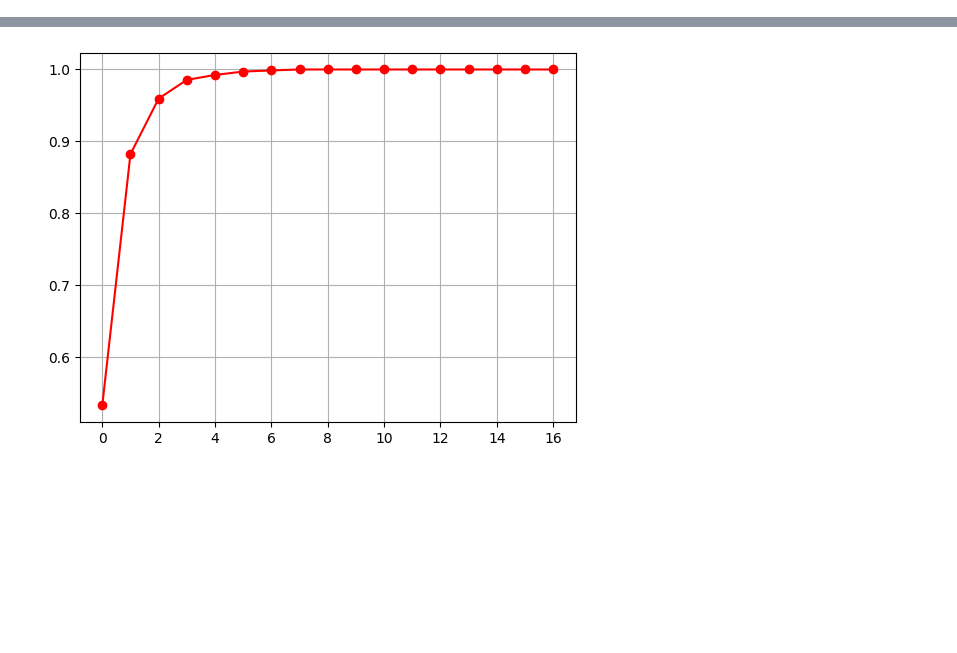
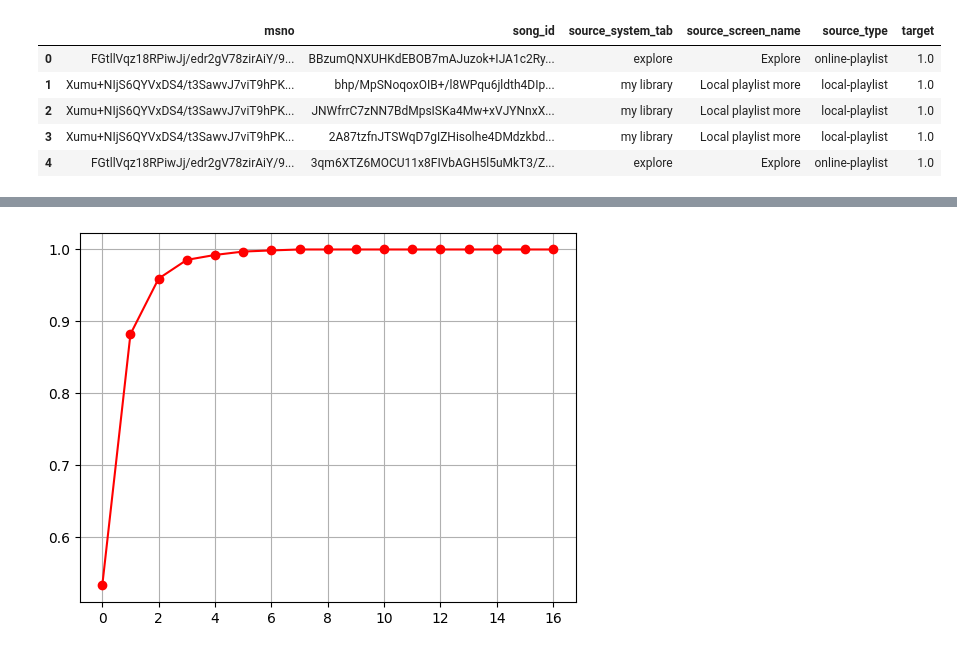
Before and after one commit to Kisponis/VK_music_prediction, a Jupyter notebook: main.ipynb, the cells around one changed output, grey strips where cells are left out. Saved outputs shown, nothing was run; the diff lists cells and outputs as text; code cells hidden in the pictures; blank space fills up the shorter version.

```diff
--- a/main.ipynb
+++ b/main.ipynb
@@ -19,9 +30,17 @@ from sklearn.pipeline import Pipeline
 # %%
 # загружаем таблицы данных
 members_pd = pd.read_csv("members.csv")
 songs_pd = pd.read_csv('songs.csv')
 sample_pd = pd.read_csv("sample_submission.csv")
 tranin_data_pd = pd.read_csv('train.csv')
+tranin_data_pd.head()
+# %% [output]
+|  | msno | song_id | source_system_tab | source_screen_name | source_type | target |
+| 0 | FGtllVqz18RPiwJj/edr2gV78zirAiY/9... | BBzumQNXUHKdEBOB7mAJuzok+IJA1c2Ry... | explore | Explore | online-playlist | 1.0 |
+| 1 | Xumu+NIjS6QYVxDS4/t3SawvJ7viT9hPK... | bhp/MpSNoqoxOIB+/l8WPqu6jldth4DIp... | my library | Local playlist more | local-playlist | 1.0 |
+| 2 | Xumu+NIjS6QYVxDS4/t3SawvJ7viT9hPK... | JNWfrrC7zNN7BdMpsISKa4Mw+xVJYNnxX... | my library | Local playlist more | local-playlist | 1.0 |
+| 3 | Xumu+NIjS6QYVxDS4/t3SawvJ7viT9hPK... | 2A87tzfnJTSWqD7gIZHisolhe4DMdzkbd... | my library | Local playlist more | local-playlist | 1.0 |
+| 4 | FGtllVqz18RPiwJj/edr2gV78zirAiY/9... | 3qm6XTZ6MOCU11x8FIVbAGH5l5uMkT3/Z... | explore | Explore | online-playlist | 1.0 |
 # %%
 #Соеденяем все таблицы в одну
 merge_df = pd.merge(tranin_data_pd, members_pd, on="msno", how='inner')
```
Also changed, not shown: parts of 18 cells of this notebook.
